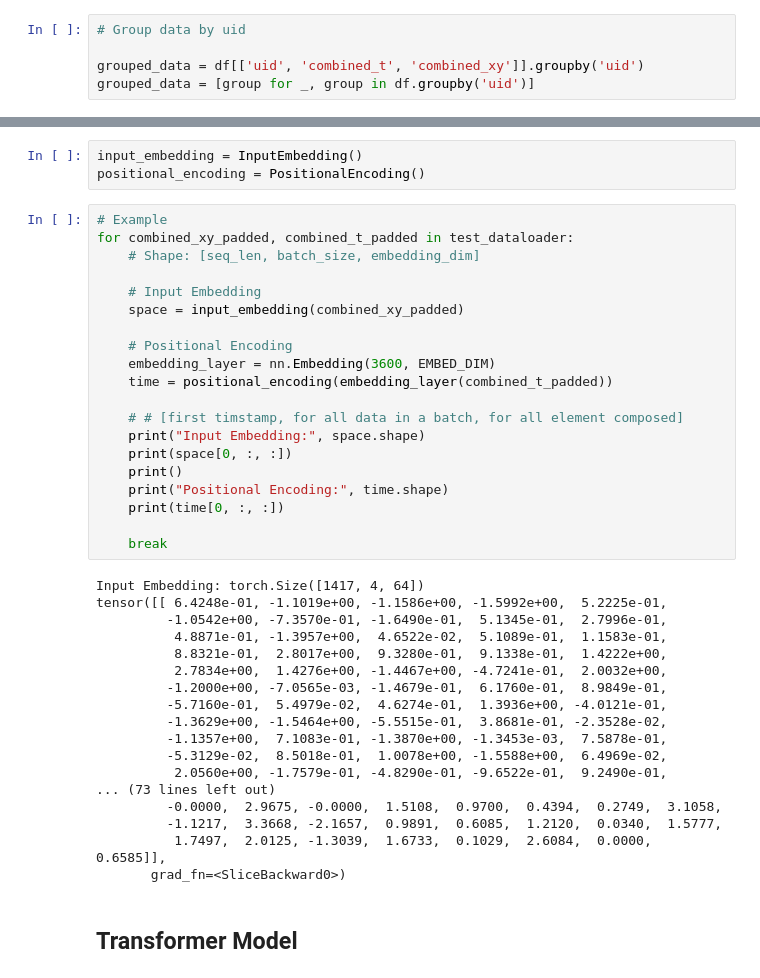
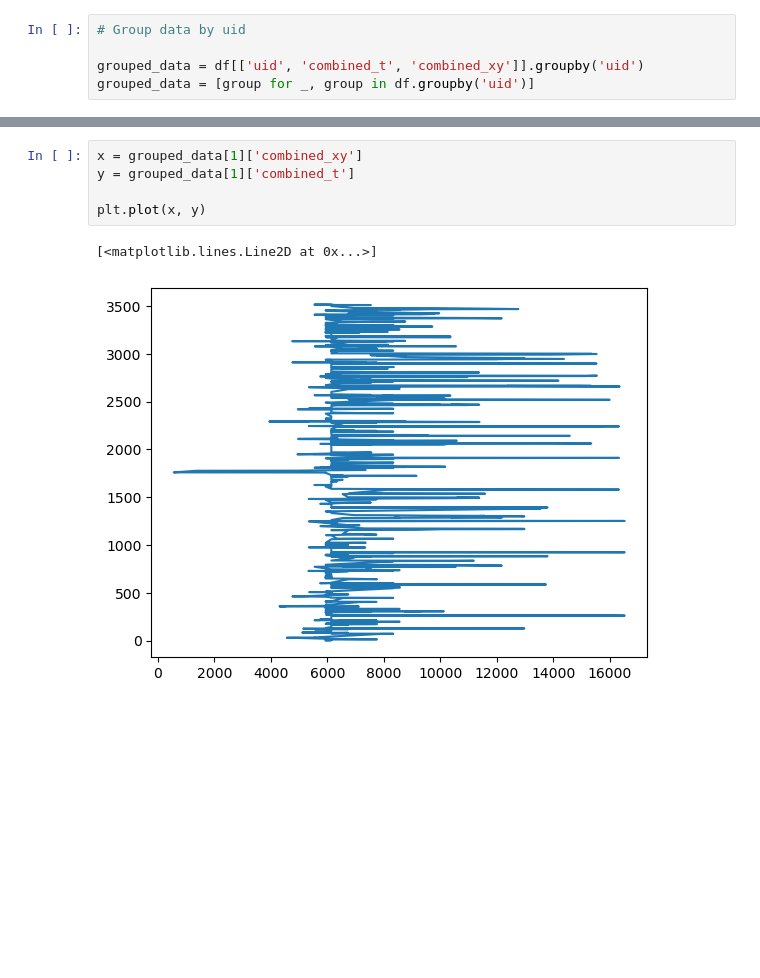
Before and after one commit to ANNIZHENG/MLModel_Eval_with_YJMob100K, a Jupyter notebook: Transformer_with_YJMob100K.ipynb, the cells around one changed output, grey strips where cells are left out. Cells and saved outputs as stored; diff of their text form; blank space fills up the shorter version.

```diff
--- a/Transformer_with_YJMob100K.ipynb
+++ b/Transformer_with_YJMob100K.ipynb
@@ -267,43 +165,8 @@ class PositionalEncoding(nn.Module):
-# %%
-input_embedding = InputEmbedding()
-positional_encoding = PositionalEncoding()
-# %%
-# Example
-for combined_xy_padded, combined_t_padded in test_dataloader:
-    # Shape: [seq_len, batch_size, embedding_dim]
-
-    # Input Embedding
-    space = input_embedding(combined_xy_padded)
-
-    # Positional Encoding
-    embedding_layer = nn.Embedding(3600, EMBED_DIM)
-    time = positional_encoding(embedding_layer(combined_t_padded))
-
-    # # [first timstamp, for all data in a batch, for all element composed]
-    print("Input Embedding:", space.shape)
-    print(space[0, :, :])
-    print()
-    print("Positional Encoding:", time.shape)
-    print(time[0, :, :])
-
-    break
-# %% [output]
-Input Embedding: torch.Size([1417, 4, 64])
-tensor([[ 6.4248e-01, -1.1019e+00, -1.1586e+00, -1.5992e+00,  5.2225e-01,
-         -1.0542e+00, -7.3570e-01, -1.6490e-01,  5.1345e-01,  2.7996e-01,
-          4.8871e-01, -1.3957e+00,  4.6522e-02,  5.1089e-01,  1.1583e-01,
-          8.8321e-01,  2.8017e+00,  9.3280e-01,  9.1338e-01,  1.4222e+00,
-          2.7834e+00,  1.4276e+00, -1.4467e+00, -4.7241e-01,  2.0032e+00,
-         -1.2000e+00, -7.0565e-03, -1.4679e-01,  6.1760e-01,  8.9849e-01,
-         -5.7160e-01,  5.4979e-02,  4.6274e-01,  1.3936e+00, -4.0121e-01,
-         -1.3629e+00, -1.5464e+00, -5.5515e-01,  3.8681e-01, -2.3528e-02,
-         -1.1357e+00,  7.1083e-01, -1.3870e+00, -1.3453e-03,  7.5878e-01,
-         -5.3129e-02,  8.5018e-01,  1.0078e+00, -1.5588e+00,  6.4969e-02,
-          2.0560e+00, -1.7579e-01, -4.8290e-01, -9.6522e-01,  9.2490e-01,
-... (73 lines left out)
-         -0.0000,  2.9675, -0.0000,  1.5108,  0.9700,  0.4394,  0.2749,  3.1058,
-         -1.1217,  3.3668, -2.1657,  0.9891,  0.6085,  1.2120,  0.0340,  1.5777,
-          1.7497,  2.0125, -1.3039,  1.6733,  0.1029,  2.6084,  0.0000,  0.6585]],
-       grad_fn=<SliceBackward0>)
-# %% [markdown]
-## Transformer Model
+# %%
+x = grouped_data[1]['combined_xy']
+y = grouped_data[1]['combined_t']
+
+plt.plot(x, y)
+# %% [output]
+[<matplotlib.lines.Line2D at 0x...>]
+[figure, added]
```
Also changed, not shown: parts of 45 cells of this notebook.
